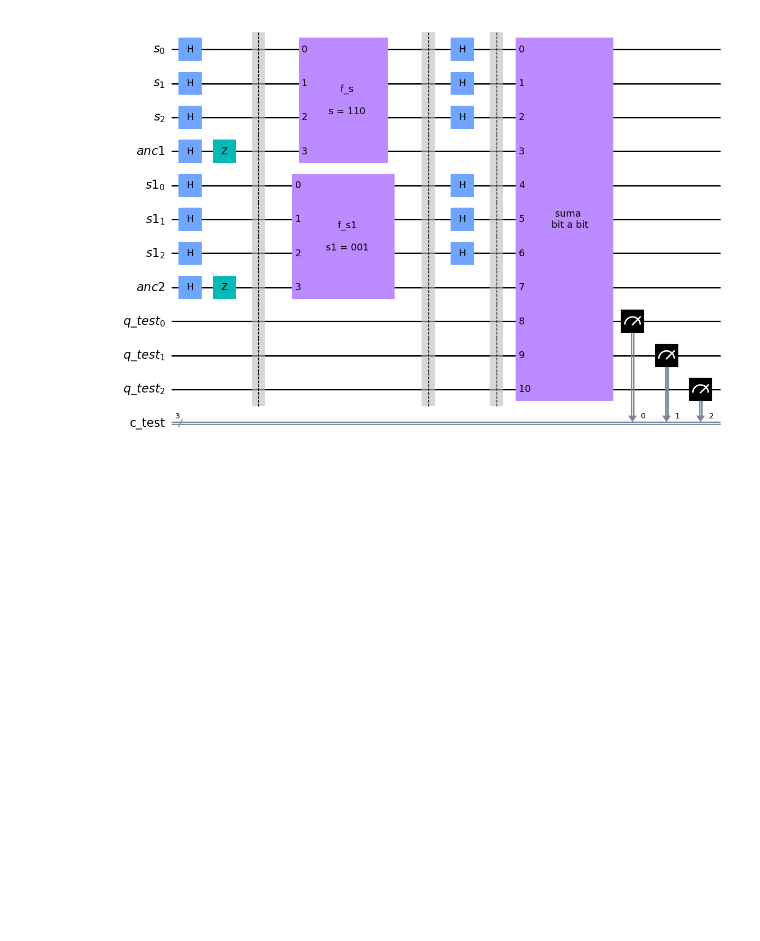
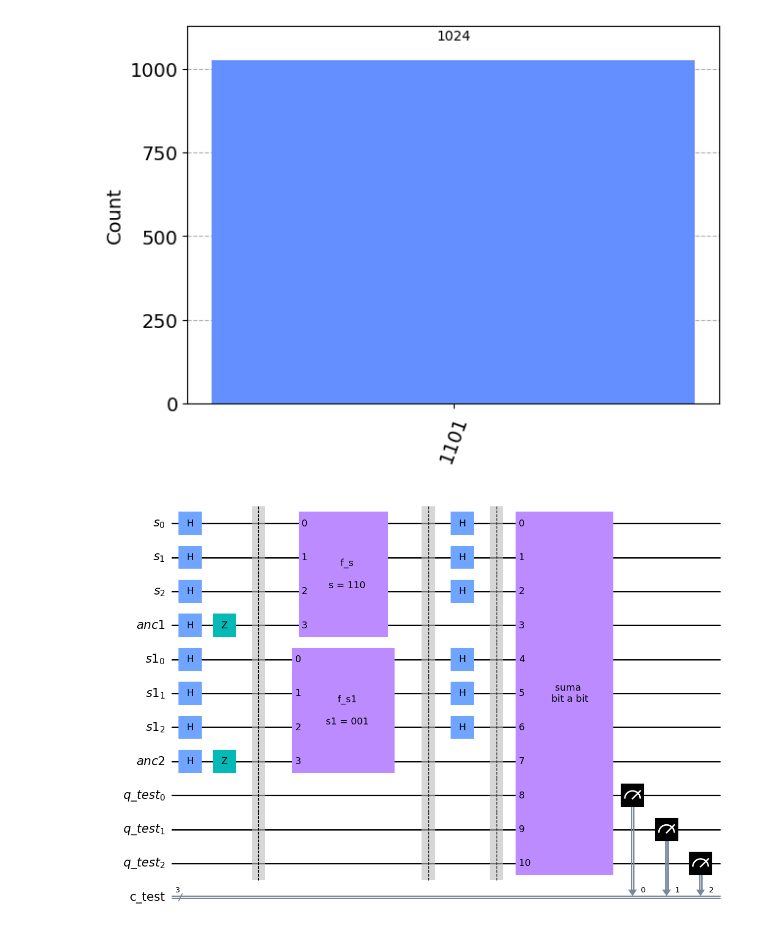
Before and after one commit to rodelanu/TFG, a Jupyter notebook: 2_Bernstein_Vazirani_Rules.ipynb, the cells around one changed output. Drawn from its saved outputs; the diff is of its cells as text; code cells hidden in the pictures; blank space fills up the shorter version.

```diff
--- a/2_Bernstein_Vazirani_Rules.ipynb
+++ b/2_Bernstein_Vazirani_Rules.ipynb
@@ -173,6 +217,20 @@ def bv_MT(rule, length):
     bv_testSetUp(rule, qc, length)
 
     return qc
+# %%
+
+# Valor de la cadena de bits s que caracteriza el oráculo
+s = '1101'
+
+# Simulación del Algoritmo de Bernstein-Vazirani con la cadena de bits s
+aer_sim = Aer.get_backend('qasm_simulator')
+algorithm = bernstein_vazirani(s)
+transpiled_algorithm = transpile(algorithm, aer_sim)
+results = aer_sim.run(transpiled_algorithm).result()
+counts = results.get_counts()
+plot_histogram(counts)
+# %% [output]
+[figure, added]
 # %%
 
 # Test para la regla I. Creamos y visualizamos el circuito cuántico
```
Also changed, not shown: parts of 1 cell of this notebook.
